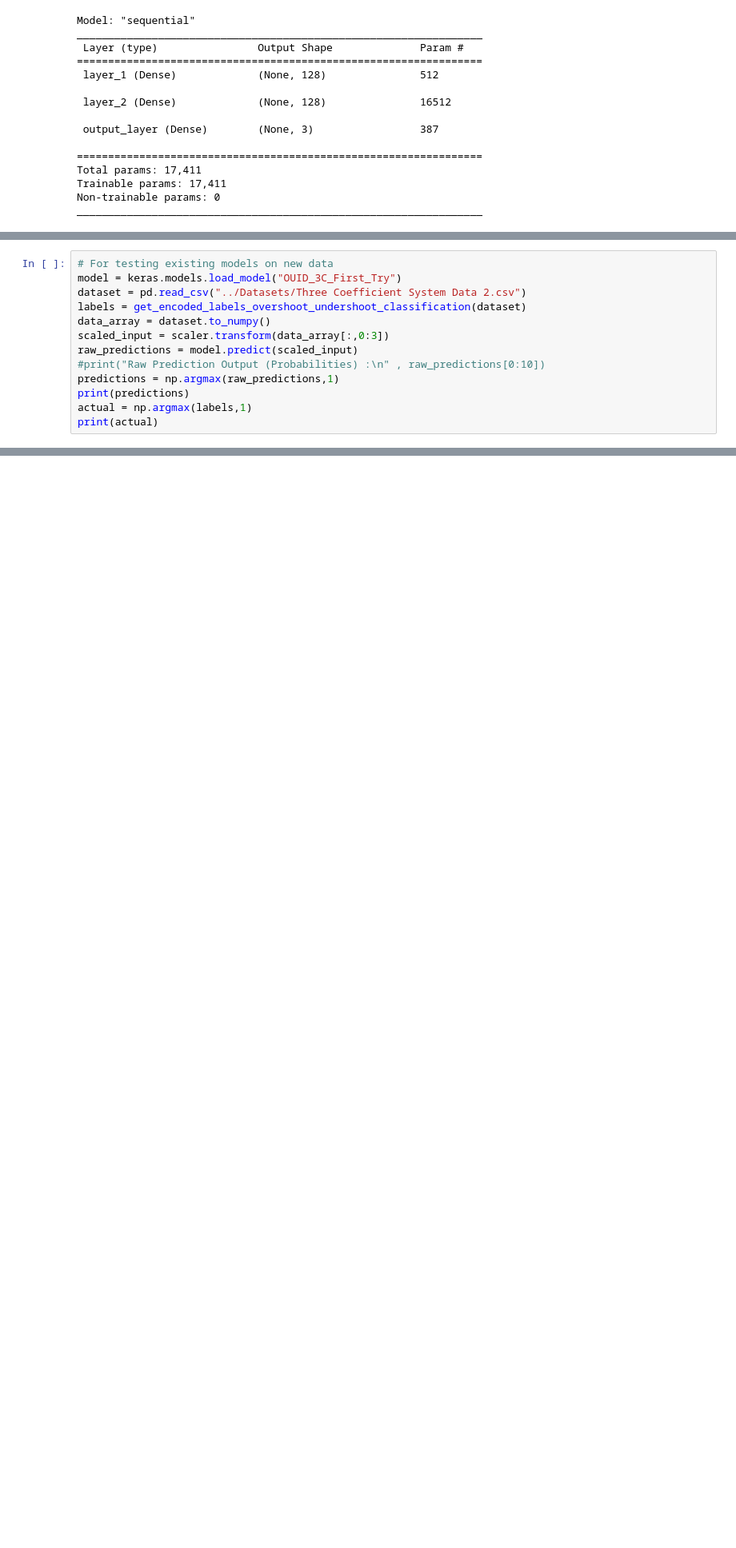
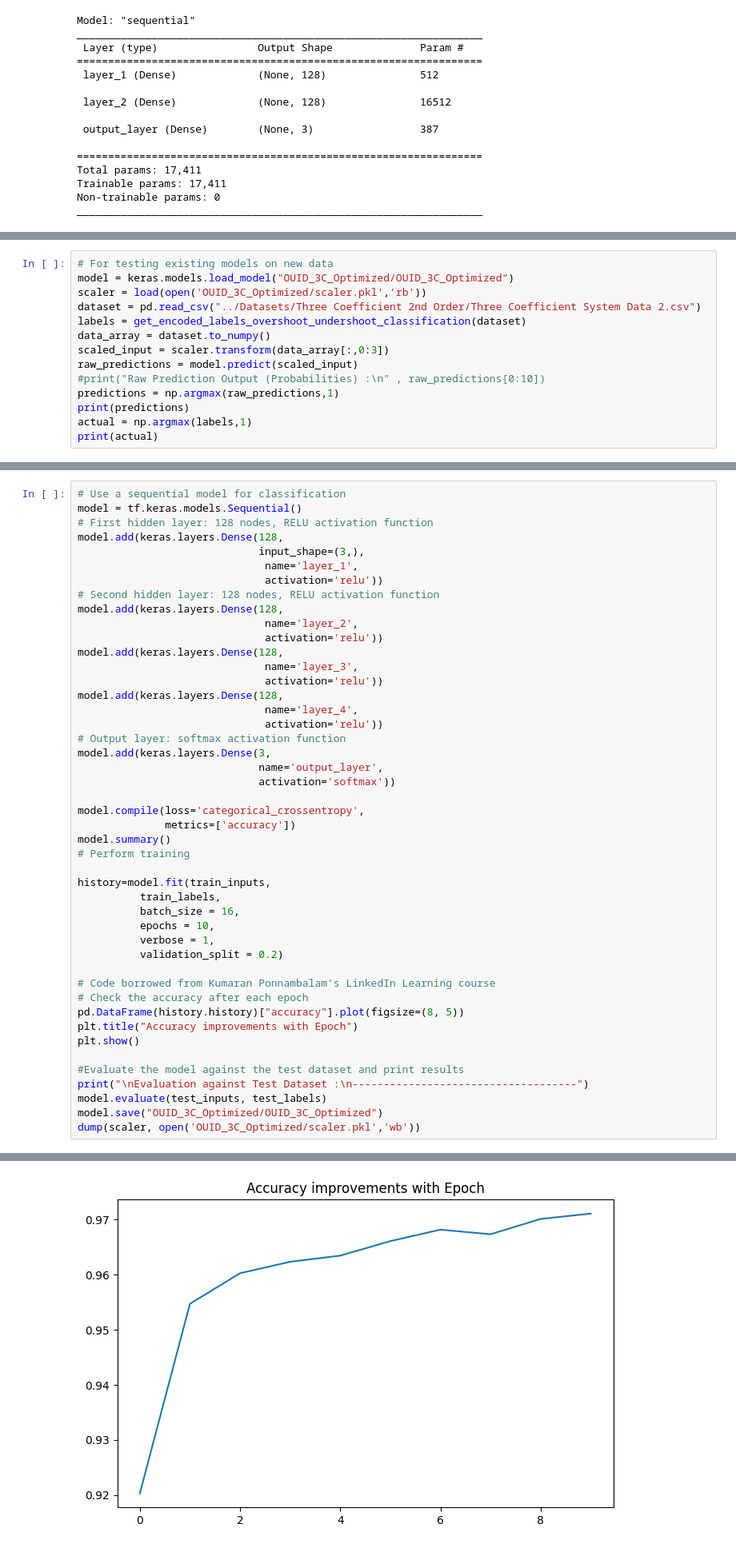
Before and after one commit to 5-Jeremy/System-Characterizer-Neural-Network, a Jupyter notebook: Neural Network Training/Overshoot & Undershoot Identification.ipynb, the cells around one changed output, grey strips where cells are left out. Shown: that part at 80% size. Saved outputs shown, nothing was run; the diff lists cells and outputs as text; blank space fills up the shorter version.

```diff
--- a/Neural Network Training/Overshoot & Undershoot Identification.ipynb
+++ b/Neural Network Training/Overshoot & Undershoot Identification.ipynb
@@ -169,7 +172,8 @@ INFO:tensorflow:Assets written to: OUID_3C_First_Try\assets
 # %%
 # For testing existing models on new data
-model = keras.models.load_model("OUID_3C_First_Try")
-dataset = pd.read_csv("../Datasets/Three Coefficient System Data 2.csv")
+model = keras.models.load_model("OUID_3C_Optimized/OUID_3C_Optimized")
+scaler = load(open('OUID_3C_Optimized/scaler.pkl','rb'))
+dataset = pd.read_csv("../Datasets/Three Coefficient 2nd Order/Three Coefficient System Data 2.csv")
 labels = get_encoded_labels_overshoot_undershoot_classification(dataset)
 data_array = dataset.to_numpy()
 scaled_input = scaler.transform(data_array[:,0:3])
@@ -222,0 +301,47 @@ numpy.ndarray
+# %%
+# Use a sequential model for classification
+model = tf.keras.models.Sequential()
+# First hidden layer: 128 nodes, RELU activation function
+model.add(keras.layers.Dense(128,
+                             input_shape=(3,),
+                              name='layer_1',
+                              activation='relu'))
+# Second hidden layer: 128 nodes, RELU activation function
+model.add(keras.layers.Dense(128,
+                              name='layer_2',
+                              activation='relu'))
+model.add(keras.layers.Dense(128,
+                              name='layer_3',
+                              activation='relu'))
+model.add(keras.layers.Dense(128,
+                              name='layer_4',
+                              activation='relu'))
+# Output layer: softmax activation function
+model.add(keras.layers.Dense(3,
+                             name='output_layer',
+                             activation='softmax'))
+
+model.compile(loss='categorical_crossentropy',
+              metrics=['accuracy'])
+model.summary()
+# Perform training
+
+history=model.fit(train_inputs,
+          train_labels,
+          batch_size = 16,
+          epochs = 10,
+          verbose = 1,
+          validation_split = 0.2)
+
+# Code borrowed from Kumaran Ponnambalam's LinkedIn Learning course
+# Check the accuracy after each epoch
+pd.DataFrame(history.history)["accuracy"].plot(figsize=(8, 5))
+plt.title("Accuracy improvements with Epoch")
+plt.show()
+
+#Evaluate the model against the test dataset and print results
+print("\nEvaluation against Test Dataset :\n------------------------------------")
+model.evaluate(test_inputs, test_labels)
+model.save("OUID_3C_Optimized/OUID_3C_Optimized")
+dump(scaler, open('OUID_3C_Optimized/scaler.pkl','wb'))
+# %% [output]
@@ -222,0 +365 @@ numpy.ndarray
+[figure, added]
```
Also changed, not shown: parts of 14 cells of this notebook, 3 other files.
